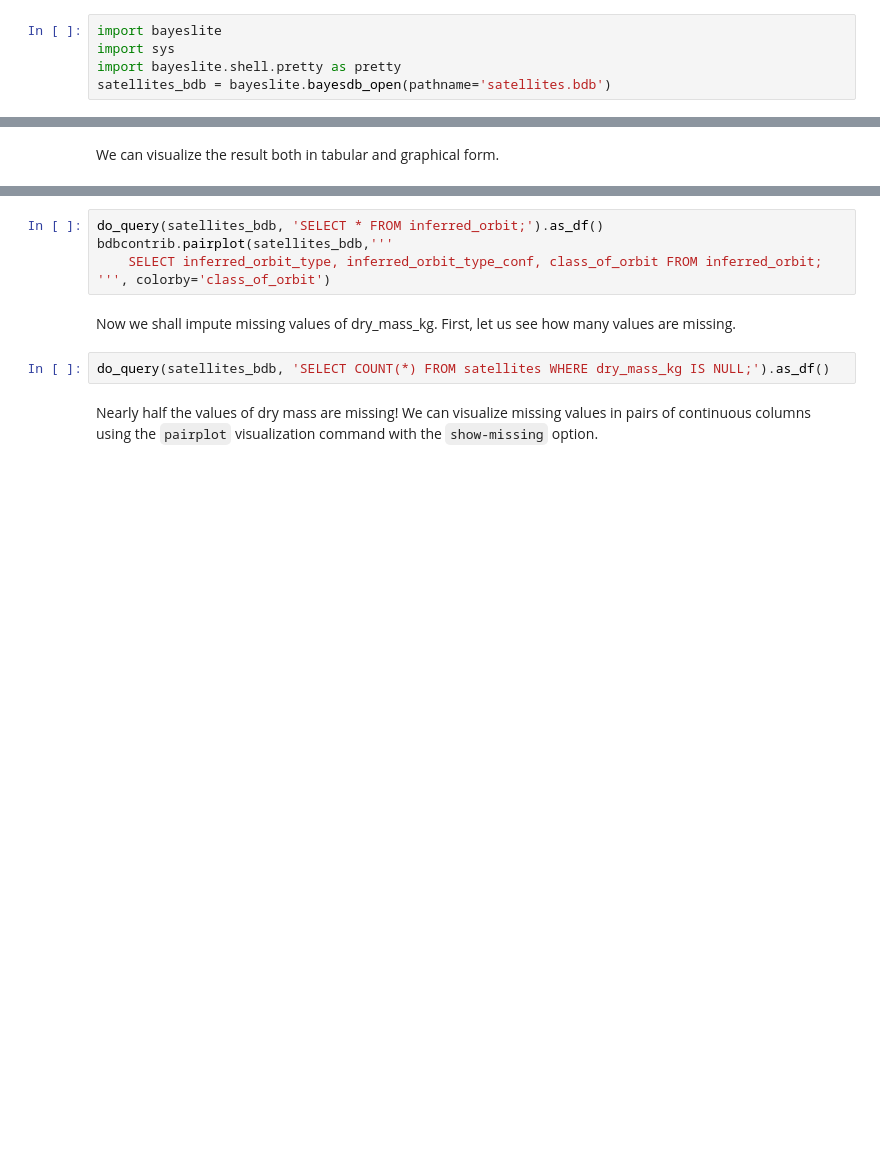
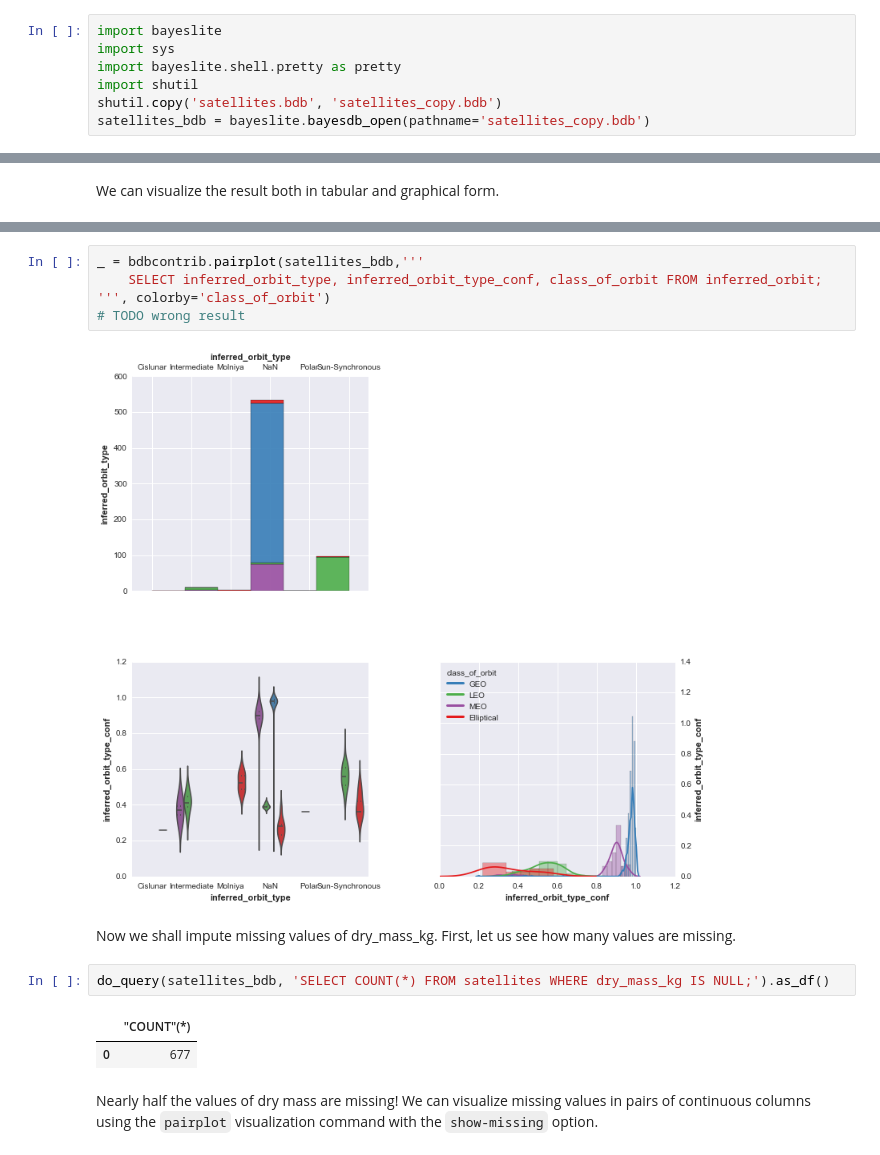
Before and after one commit to probcomp/bayeslite, a Jupyter notebook: examples/Satellites.ipynb, the cells around one changed output, grey strips where cells are left out. Drawn from its saved outputs; the diff is of its cells as text; blank space fills up the shorter version.

Commit message:
demo is now fully translated; some inconsistent results remain

```diff
--- a/examples/Satellites.ipynb
+++ b/examples/Satellites.ipynb
@@ -10,4 +10,6 @@ We first open our Bayesian database that contains the Bayesian model of the sate
 import bayeslite
 import sys
 import bayeslite.shell.pretty as pretty
-satellites_bdb = bayeslite.bayesdb_open(pathname='satellites.bdb')
+import shutil
+shutil.copy('satellites.bdb', 'satellites_copy.bdb')
+satellites_bdb = bayeslite.bayesdb_open(pathname='satellites_copy.bdb')
@@ -78,12 +179,17 @@ We can visualize the result both in tabular and graphical form.
 # %%
-do_query(satellites_bdb, 'SELECT * FROM inferred_orbit;').as_df()
-bdbcontrib.pairplot(satellites_bdb,'''
+_ = bdbcontrib.pairplot(satellites_bdb,'''
     SELECT inferred_orbit_type, inferred_orbit_type_conf, class_of_orbit FROM inferred_orbit;
 ''', colorby='class_of_orbit')
+# TODO wrong result
+# %% [output]
+[figure, added]
 # %% [markdown]
 Now we shall impute missing values of dry_mass_kg. First, let us see how many values are missing.
 # %%
 do_query(satellites_bdb, 'SELECT COUNT(*) FROM satellites WHERE dry_mass_kg IS NULL;').as_df()
+# %% [output]
+|  | "COUNT"(*) |
+| 0 | 677 |
 # %% [markdown]
 Nearly half the values of dry mass are missing! We can visualize missing values in pairs of continuous columns using the `pairplot` visualization command with the `show-missing` option.
 # %%
```
Also changed, not shown: parts of 38 cells of this notebook.
